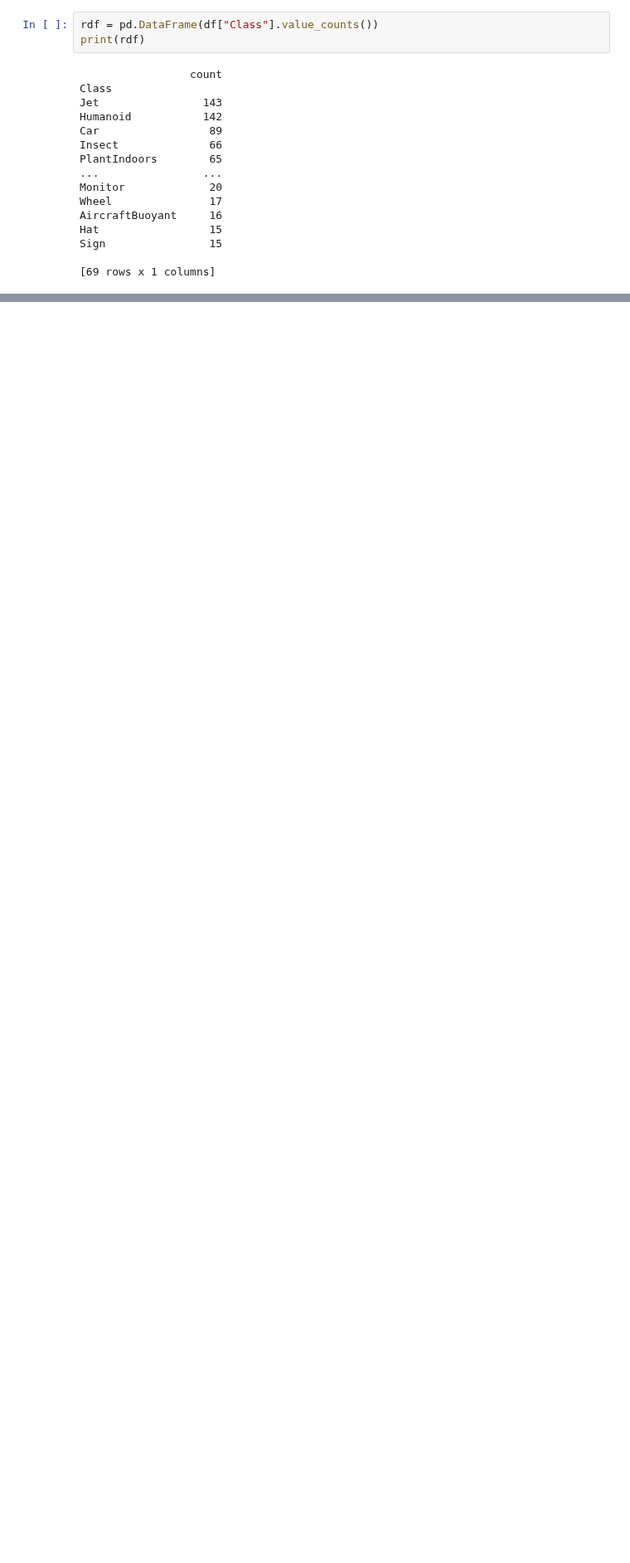
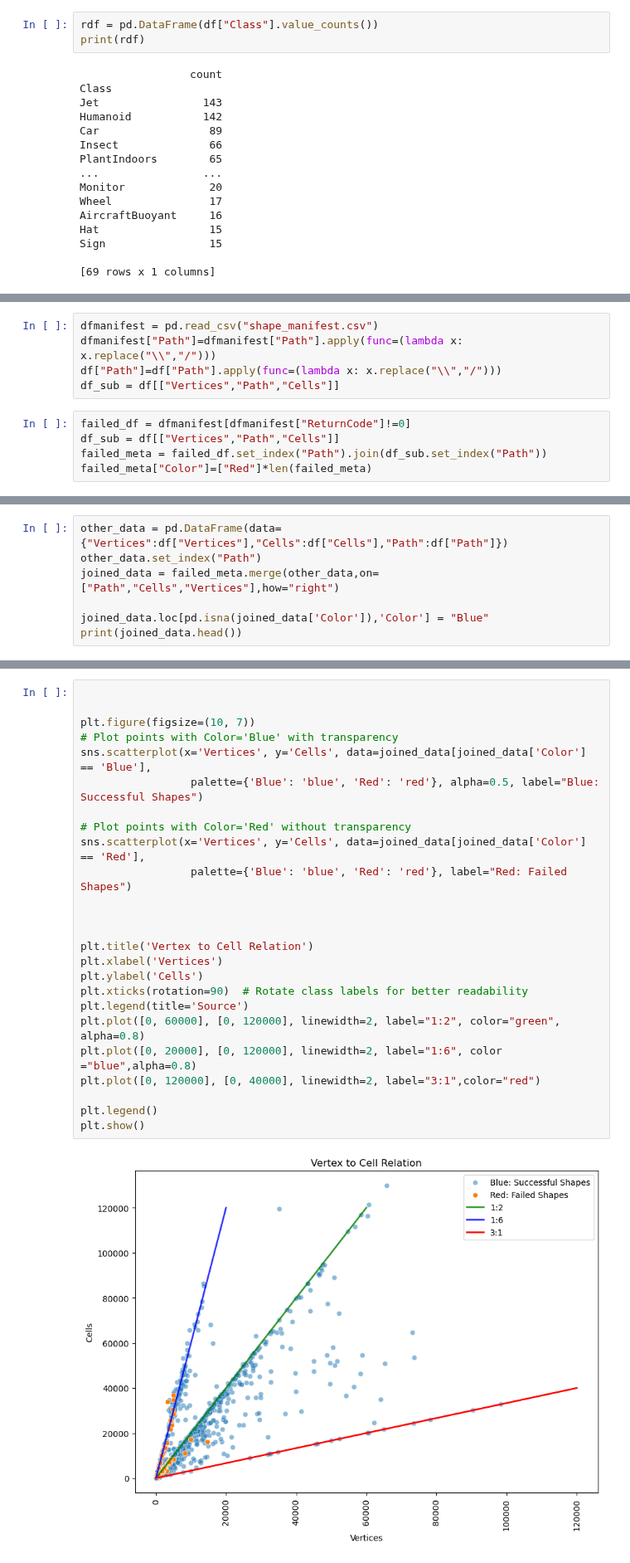
Before and after one commit to maria-raluca-st/INFOMR-final-project, a Jupyter notebook: mmdbs/database_stats.ipynb, the cells around one changed output, grey strips where cells are left out. Shown at 83% size. Saved outputs shown, nothing was run; the diff lists cells and outputs as text; blank space fills up the shorter version.

```diff
--- a/mmdbs/database_stats.ipynb
+++ b/mmdbs/database_stats.ipynb
@@ -109,0 +181,10 @@ plt.plot([0, 0],[1, 1],linewidth=2)
+# %%
+dfmanifest = pd.read_csv("shape_manifest.csv")
+dfmanifest["Path"]=dfmanifest["Path"].apply(func=(lambda x: x.replace("\\","/")))
+df["Path"]=df["Path"].apply(func=(lambda x: x.replace("\\","/")))
+df_sub = df[["Vertices","Path","Cells"]]
+# %%
+failed_df = dfmanifest[dfmanifest["ReturnCode"]!=0]
+df_sub = df[["Vertices","Path","Cells"]]
+failed_meta = failed_df.set_index("Path").join(df_sub.set_index("Path"))
+failed_meta["Color"]=["Red"]*len(failed_meta)
@@ -109,0 +199,7 @@ plt.plot([0, 0],[1, 1],linewidth=2)
+# %%
+other_data = pd.DataFrame(data={"Vertices":df["Vertices"],"Cells":df["Cells"],"Path":df["Path"]})
+other_data.set_index("Path")
+joined_data = failed_meta.merge(other_data,on=["Path","Cells","Vertices"],how="right")
+
+joined_data.loc[pd.isna(joined_data['Color']),'Color'] = "Blue"
+print(joined_data.head())
@@ -109,0 +213,27 @@ plt.plot([0, 0],[1, 1],linewidth=2)
+# %%
+
+
+plt.figure(figsize=(10, 7))
+# Plot points with Color='Blue' with transparency
+sns.scatterplot(x='Vertices', y='Cells', data=joined_data[joined_data['Color'] == 'Blue'],
+                 palette={'Blue': 'blue', 'Red': 'red'}, alpha=0.5, label="Blue: Successful Shapes")
+
+# Plot points with Color='Red' without transparency
+sns.scatterplot(x='Vertices', y='Cells', data=joined_data[joined_data['Color'] == 'Red'],
+                 palette={'Blue': 'blue', 'Red': 'red'}, label="Red: Failed Shapes")
+
+
+
+plt.title('Vertex to Cell Relation')
+plt.xlabel('Vertices')
+plt.ylabel('Cells')
+plt.xticks(rotation=90)  # Rotate class labels for better readability
+plt.legend(title='Source')
+plt.plot([0, 60000], [0, 120000], linewidth=2, label="1:2", color="green", alpha=0.8)
+plt.plot([0, 20000], [0, 120000], linewidth=2, label="1:6", color ="blue",alpha=0.8)
+plt.plot([0, 120000], [0, 40000], linewidth=2, label="3:1",color="red")
+
+plt.legend()
+plt.show()
+# %% [output]
+[figure, added]
```
Also changed, not shown: parts of 6 cells of this notebook.
